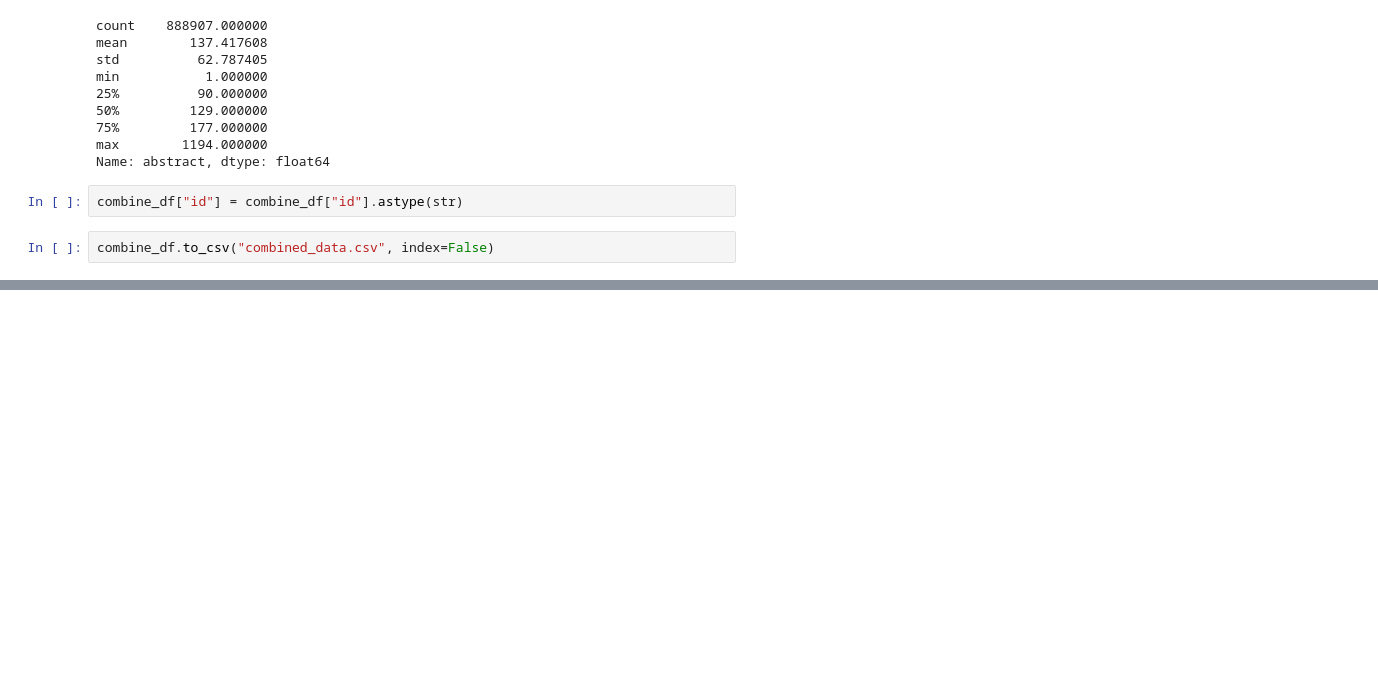
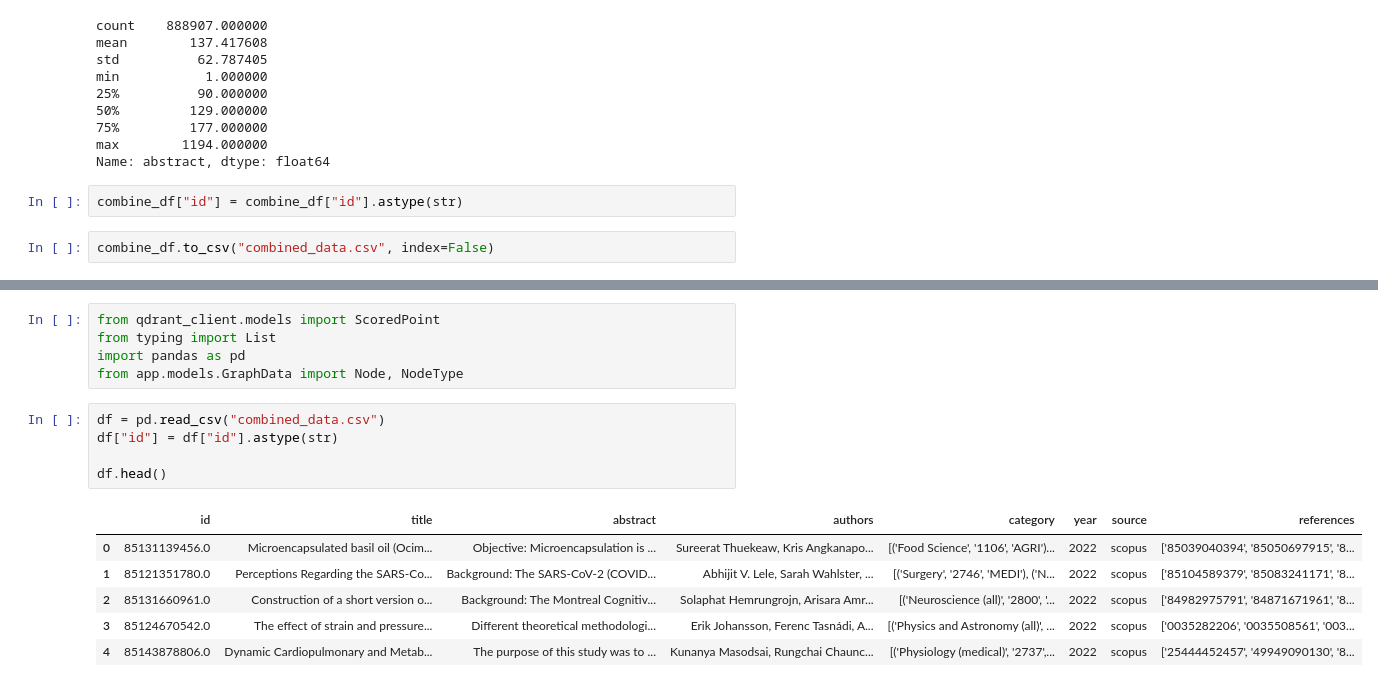
Before and after one commit to Pongsaky/dsde-project, a Jupyter notebook: combine_data.ipynb, the cells around one changed output, grey strips where cells are left out. Saved outputs shown, nothing was run; the diff lists cells and outputs as text; blank space fills up the shorter version.

```diff
--- a/combine_data.ipynb
+++ b/combine_data.ipynb
@@ -88,0 +130,17 @@ combine_df.to_csv("combined_data.csv", index=False)
+# %%
+from qdrant_client.models import ScoredPoint
+from typing import List
+import pandas as pd
+from app.models.GraphData import Node, NodeType
+# %%
+df = pd.read_csv("combined_data.csv")
+df["id"] = df["id"].astype(str)
+
+df.head()
+# %% [output]
+|  | id | title | abstract | authors | category | year | source | references |
+| 0 | 85131139456.0 | Microencapsulated basil oil (Ocim... | Objective: Microencapsulation is ... | Sureerat Thuekeaw, Kris Angkanapo... | [('Food Science', '1106', 'AGRI')... | 2022 | scopus | ['85039040394', '85050697915', '8... |
+| 1 | 85121351780.0 | Perceptions Regarding the SARS-Co... | Background: The SARS-CoV-2 (COVID... | Abhijit V. Lele, Sarah Wahlster, ... | [('Surgery', '2746', 'MEDI'), ('N... | 2022 | scopus | ['85104589379', '85083241171', '8... |
+| 2 | 85131660961.0 | Construction of a short version o... | Background: The Montreal Cognitiv... | Solaphat Hemrungrojn, Arisara Amr... | [('Neuroscience (all)', '2800', '... | 2022 | scopus | ['84982975791', '84871671961', '8... |
+| 3 | 85124670542.0 | The effect of strain and pressure... | Different theoretical methodologi... | Erik Johansson, Ferenc Tasnádi, A... | [('Physics and Astronomy (all)', ... | 2022 | scopus | ['0035282206', '0035508561', '003... |
+| 4 | 85143878806.0 | Dynamic Cardiopulmonary and Metab... | The purpose of this study was to ... | Kunanya Masodsai, Rungchai Chaunc... | [('Physiology (medical)', '2737',... | 2022 | scopus | ['25444452457', '49949090130', '8... |
```
Also changed, not shown: parts of 7 cells of this notebook, 8 other files.
